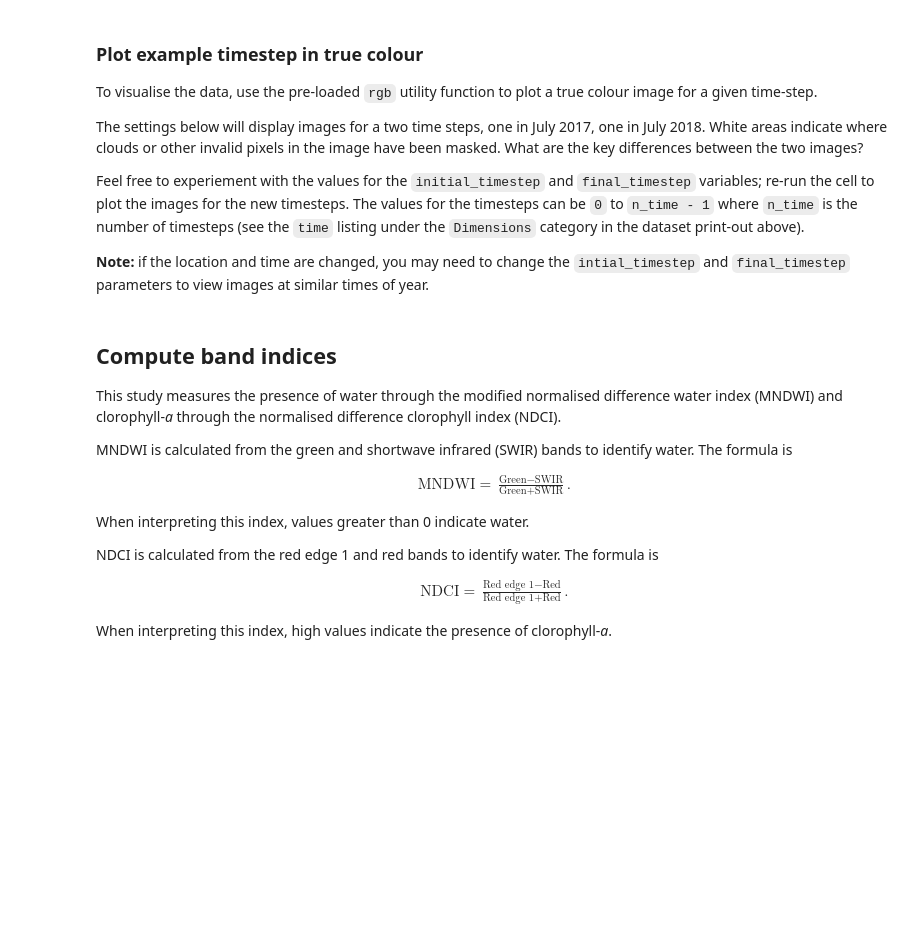
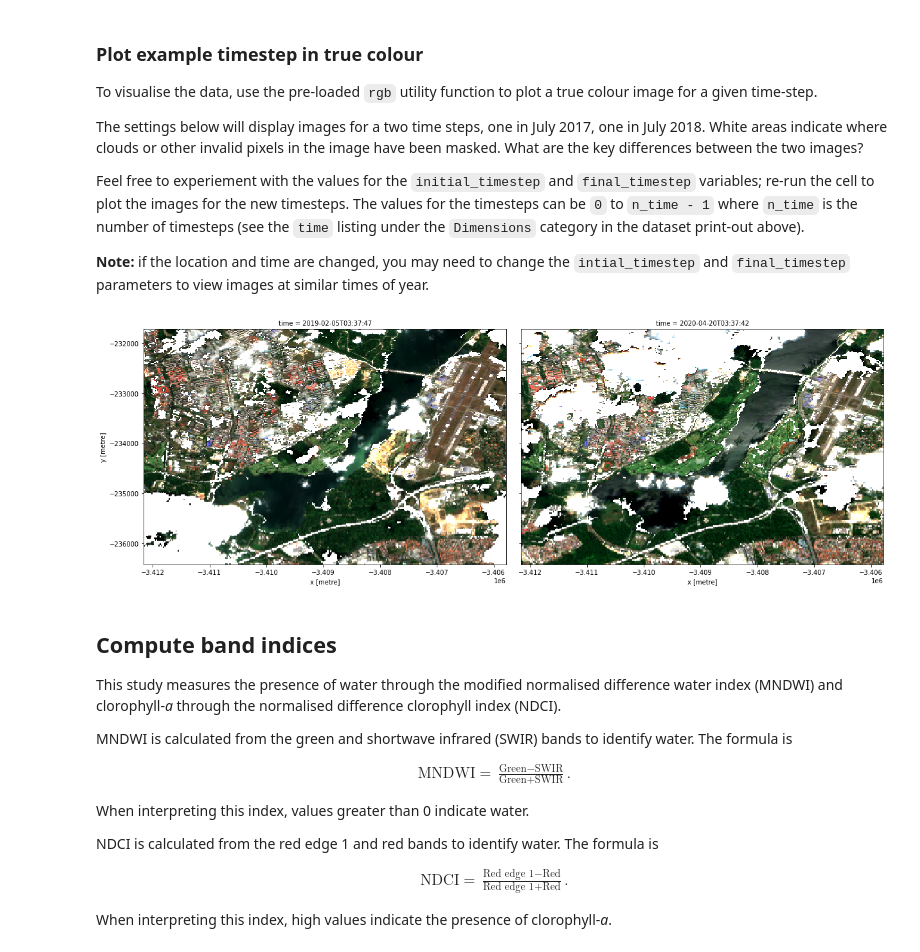
Before and after one commit to csiro-easi/eocsi-hackathon-2022, a Jupyter notebook: case-studies/Chlorophyll_monitoring.ipynb, the cells around one changed output. Drawn from its saved outputs; the diff is of its cells as text; code cells hidden in the pictures; blank space fills up the shorter version.

```diff
--- a/case-studies/Chlorophyll_monitoring.ipynb
+++ b/case-studies/Chlorophyll_monitoring.ipynb
@@ -145,7 +119,7 @@ The load is complete when the cell status goes from `[*]` to `[number]`.
 # %%
 # Choose products to load
 # Here, the Sentinel-2a and Sentinel-2b products are chosen
-products = ["s2_l2a"]
+product = ["s2_l2a"]
 
 # Specify the parameters to pass to the load query
 query = {
@@ -158,19 +132,17 @@ query = {
         "green",  # Green band
         "blue",  # Blue band
         "nir_1",  # Near-infrared band
-        "swir_2",  # Short wave infrared band
+        "swir_1",  # Short wave infrared band 1
+        "swir_2", # Short wave infrared band 2
+        "mask", # Cloud mask
     ],
-    "output_crs": "EPSG:3857",
-    "resolution": (-10, 10)
+    "output_crs": "EPSG:3577", #3857
+    "resolution": (-20, 20),
+    "dask_chunks": {"time": 1, "x":400, "y":400}
 }
 
 # Load the data
-#ds_s2 = load_ard(dc, products=products, min_gooddata=0.7, **query)
-
-DcViewer(dc=dc,
-     time='2018',
-     center=(1.4303, 103.8675),
-     zoom=12)
+ds_s2 = dc.load(product=product, **query)
 # %% [markdown]
 **Once the load is complete**, examine the data by printing it in the next cell.
 The `Dimensions` argument revels the number of time steps in the data set, as well as the number of pixels in the `x` (longitude) and `y` (latitude) dimensions.
@@ -176,0 +203,8 @@ The `Dimensions` argument revels the number of time steps in the data set, as we
+# %%
+# Multiple flags are combined as logial OR using the | symbol
+cloud_free_mask = (
+    masking.make_mask(ds_s2.mask, qa="vegetation") |
+    masking.make_mask(ds_s2.mask, qa="bare soils") |
+    masking.make_mask(ds_s2.mask, qa="water") |
+    masking.make_mask(ds_s2.mask, qa="snow or ice")
+)
@@ -176,0 +213,6 @@ The `Dimensions` argument revels the number of time steps in the data set, as we
+# %%
+# Calculate proportion of good pixels
+valid_pixel_proportion = cloud_free_mask.sum(dim=("x", "y"))/(cloud_free_mask.shape[1] * cloud_free_mask.shape[2])
+
+valid_threshold = 0.7
+observations_to_keep = (valid_pixel_proportion >= valid_threshold)
@@ -177 +221,8 @@ The `Dimensions` argument revels the number of time steps in the data set, as we
+# %%
+# Mask the data
+ds_s2 = ds_s2.where(cloud_free_mask)
+
+# only keep observations above the good pixel proportion threshold
+# The .compute() step means the values will be loaded into memory. This step may take some time
+ds_s2 = ds_s2.sel(time=observations_to_keep).compute()
 # %%
@@ -191,11 +264,13 @@ The values for the timesteps can be `0` to `n_time - 1` where `n_time` is the nu
 **Note:** if the location and time are changed, you may need to change the `intial_timestep` and `final_timestep` parameters to view images at similar times of year.
 # %%
 # Set the timesteps to visualise
-initial_timestep = 1
-final_timestep = 43
+initial_timestep = 0
+final_timestep = 17
 
 # Generate RGB plots at each timestep
-rgb(ds_s2, index=[initial_timestep, final_timestep])
+rgb(ds_s2, bands=["red", "green", "blue"], index=[initial_timestep, final_timestep], robust=True)
+# %% [output]
+[figure, added]
 # %% [markdown]
 ## Compute band indices
 This study measures the presence of water through the modified normalised difference water index (MNDWI) and clorophyll-*a* through the normalised difference clorophyll index (NDCI).
```
Also changed, not shown: parts of 30 cells of this notebook.
